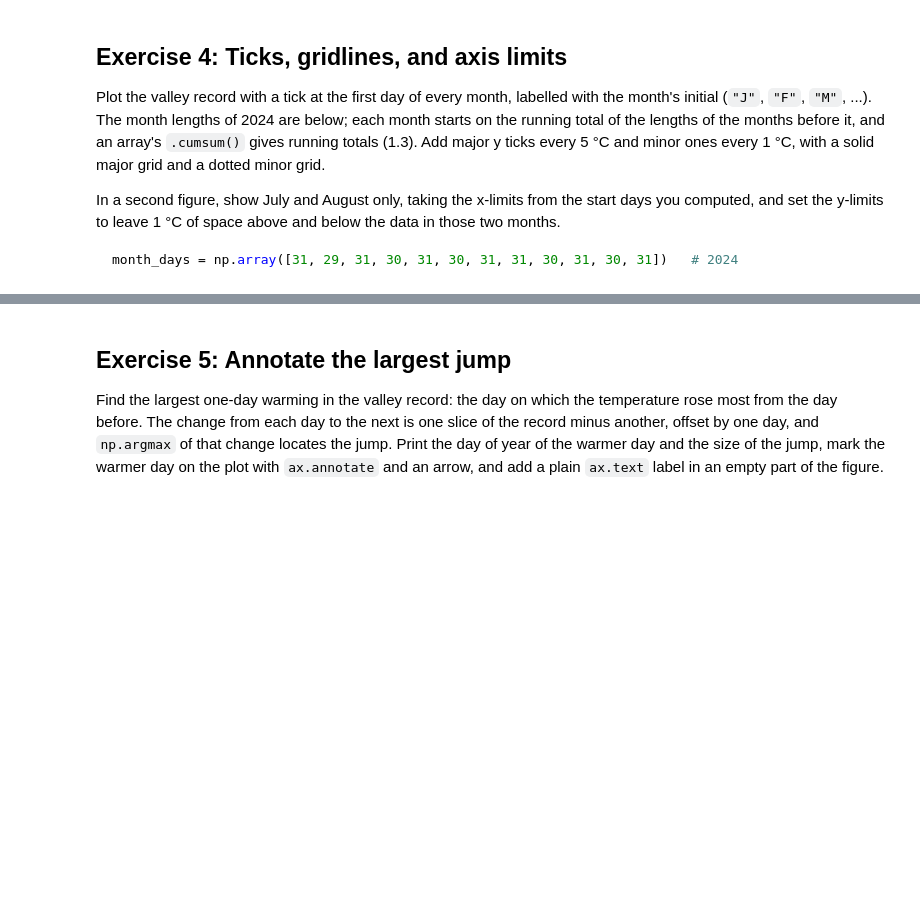
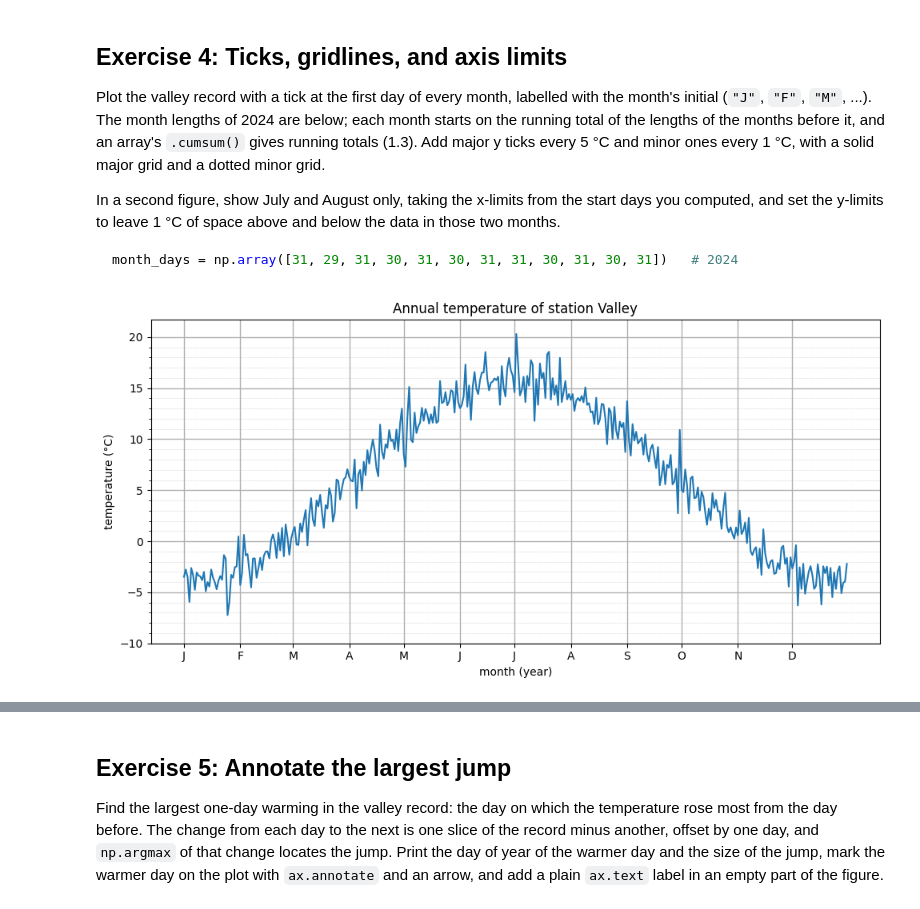
Before and after one commit to oliviaberset/2026_Intro_Python, a Jupyter notebook: live/part-I/1.4-matplotlib-and-xarray-exercises.ipynb, the cells around one changed output, grey strips where cells are left out. Drawn from its saved outputs; the diff is of its cells as text; code cells hidden in the pictures; blank space fills up the shorter version.

```diff
--- a/live/part-I/1.4-matplotlib-and-xarray-exercises.ipynb
+++ b/live/part-I/1.4-matplotlib-and-xarray-exercises.ipynb
@@ -151,0 +163,23 @@ month_days = np.array([31, 29, 31, 30, 31, 30, 31, 31, 30, 31, 30, 31])   # 2024
+# %%
+# Your solution here
+month_days = np.array([31, 29, 31, 30, 31, 30, 31, 31, 30, 31, 30, 31])  # 2024
+month_starts = np.concatenate(([0], month_days.cumsum()[:-1]))
+
+fig, ax = plt.subplots(figsize=(10,5))
+ax.plot(days, valley_celsius)
+
+ax.set_xlabel("month (year)")
+ax.set_ylabel("temperature (°C)")
+ax.set_title("Annual temperature of station Valley")
+
+ax.set_xticks(month_starts)
+ax.set_xticklabels(["J", "F", "M", "A", "M", "J", "J", "A", "S", "O", "N", "D"])
+ax.set_yticks(np.arange(-10, 21, 5))                # major ticks: every 5 °C
+ax.set_yticks(np.arange(-10, 21, 1), minor=True)    # minor ticks: every 1 °C
+
+ax.grid(which="major", linestyle="-", linewidth=1)
+ax.grid(which="minor", linestyle=":", linewidth=0.4)
+plt.tight_layout()
+plt.show()
+# %% [output]
+[figure, added]
```
Also changed, not shown: parts of 7 cells of this notebook.
